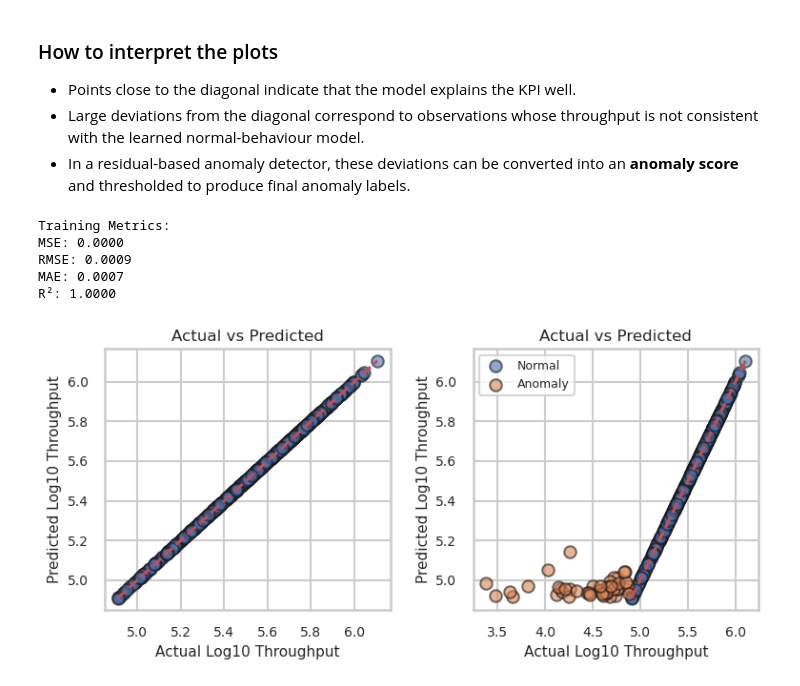
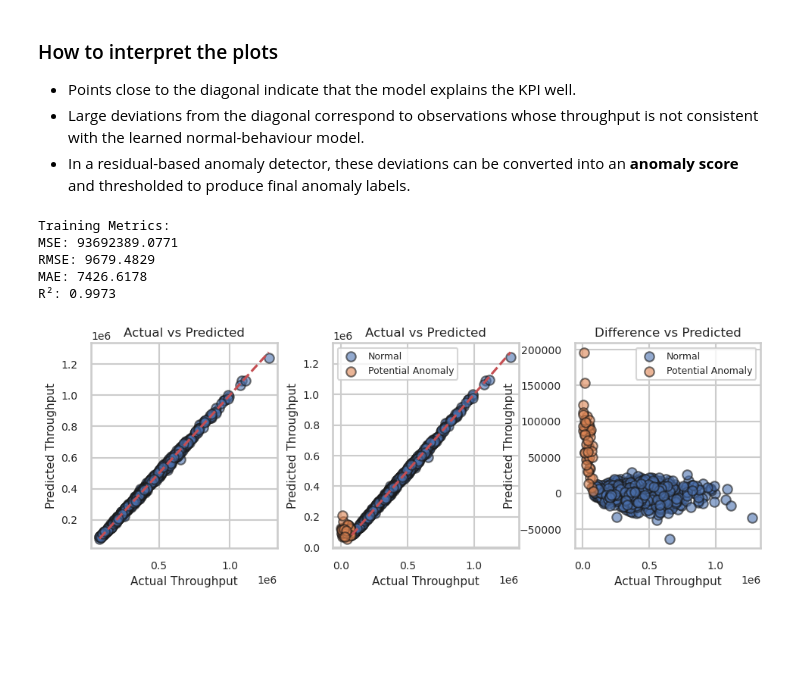
Before and after one commit to JuanMarcosRamirez/xmlad, a Jupyter notebook: 02_anomaly_detection.ipynb, the cells around one changed output. Saved outputs shown, nothing was run; the diff lists cells and outputs as text; code cells hidden in the pictures; blank space fills up the shorter version.

```diff
--- a/02_anomaly_detection.ipynb
+++ b/02_anomaly_detection.ipynb
@@ -635,7 +635,7 @@ mask = detect_outliers_mad(kpi_aux_log)
 mask = ~mask  # Invert mask to keep non-outliers
 
 X_train = data.loc[mask, data.columns != target_kpi].values
-y_train = np.log10(data.loc[mask, target_kpi].values)
+y_train = data.loc[mask, target_kpi].values
 
 # Define parameter distributions for random search
 param_dist = {
@@ -700,42 +700,60 @@ The red dashed line represents the ideal case in which prediction and observatio
 mse = mean_squared_error(y_train, y_pred)
 rmse = np.sqrt(mse)
 mae = mean_absolute_error(y_train, y_pred)
 r2 = r2_score(y_train, y_pred)
 
 print(f"\nTraining Metrics:")
 print(f"MSE: {mse:.4f}")
 print(f"RMSE: {rmse:.4f}")
 print(f"MAE: {mae:.4f}")
 print(f"R²: {r2:.4f}")
 
 X_test = data.loc[~mask, data.columns != target_kpi].values
-y_test = np.log10(data.loc[~mask, target_kpi].values)
+y_test = data.loc[~mask, target_kpi].values
 y_test_pred = best_model.predict(X_test)
 
-fig, axes = plt.subplots(1, 2, figsize=(8, 4), constrained_layout=True)
+fig, axes = plt.subplots(1, 3, figsize=(12, 4), constrained_layout=True)
 
 axes[0].scatter(y_train, y_pred, alpha=0.6, edgecolor='k')
 axes[0].plot([y_train.min(), y_train.max()], [y_train.min(), y_train.max()], 'r--')
-axes[0].set_xlabel("Actual Log10 Throughput", fontsize=11)
-axes[0].set_ylabel("Predicted Log10 Throughput", fontsize=11)
+axes[0].set_xlabel("Actual Throughput", fontsize=11)
+axes[0].set_ylabel("Predicted Throughput", fontsize=11)
 axes[0].set_title("Actual vs Predicted", fontsize=12)
 axes[0].tick_params(axis="both", labelsize=10)
+plt.gca().xaxis.get_offset_text().set_fontsize(10)
+# plt.gca().yaxis.get_offset_text().set_fontsize(10)
 
 axes[1].scatter(y_train, y_pred, alpha=0.6, edgecolor='k', label="Normal")
-axes[1].scatter(y_test, y_test_pred, alpha=0.6, edgecolor='k', label="Anomaly")
+axes[1].scatter(y_test, y_test_pred, alpha=0.6, edgecolor='k', label="Potential Anomaly")
 axes[1].plot([y_train.min(), y_train.max()], [y_train.min(), y_train.max()], 'r--')
-axes[1].set_xlabel("Actual Log10 Throughput", fontsize=11)
-axes[1].set_ylabel("Predicted Log10 Throughput", fontsize=11)
+axes[1].set_xlabel("Actual Throughput", fontsize=11)
+axes[1].set_ylabel("Predicted Throughput", fontsize=11)
 axes[1].set_title("Actual vs Predicted", fontsize=12)
 axes[1].tick_params(axis="both", labelsize=10)
 axes[1].legend(fontsize=9)
 
+axes[2].scatter(y_train, y_pred - y_train, alpha=0.6, edgecolor='k', label="Normal")
+axes[2].scatter(y_test, y_test_pred - y_test, alpha=0.6, edgecolor='k', label="Potential Anomaly")
+axes[2].set_xlabel("Actual Throughput", fontsize=11)
+axes[2].set_ylabel("Predicted Throughput", fontsize=11)
+axes[2].set_title("Difference vs Predicted", fontsize=12)
+axes[2].tick_params(axis="both", labelsize=10)
+axes[2].legend(fontsize=9)
+
+# Force creation of offset texts like "1e6"
+fig.canvas.draw()
+
+# Change fontsize of the scientific-notation offset text
+for ax in axes:
+    ax.xaxis.get_offset_text().set_fontsize(10)
+    ax.yaxis.get_offset_text().set_fontsize(10)
+
 plt.tight_layout()
 plt.show()
 # %% [output]
 Training Metrics:
-MSE: 0.0000
-RMSE: 0.0009
-MAE: 0.0007
-R²: 1.0000
+MSE: 93692389.0771
+RMSE: 9679.4829
+MAE: 7426.6178
+R²: 0.9973
-[figure, old version]
+[figure, new version]
```
Also changed, not shown: parts of 1 cell of this notebook.
